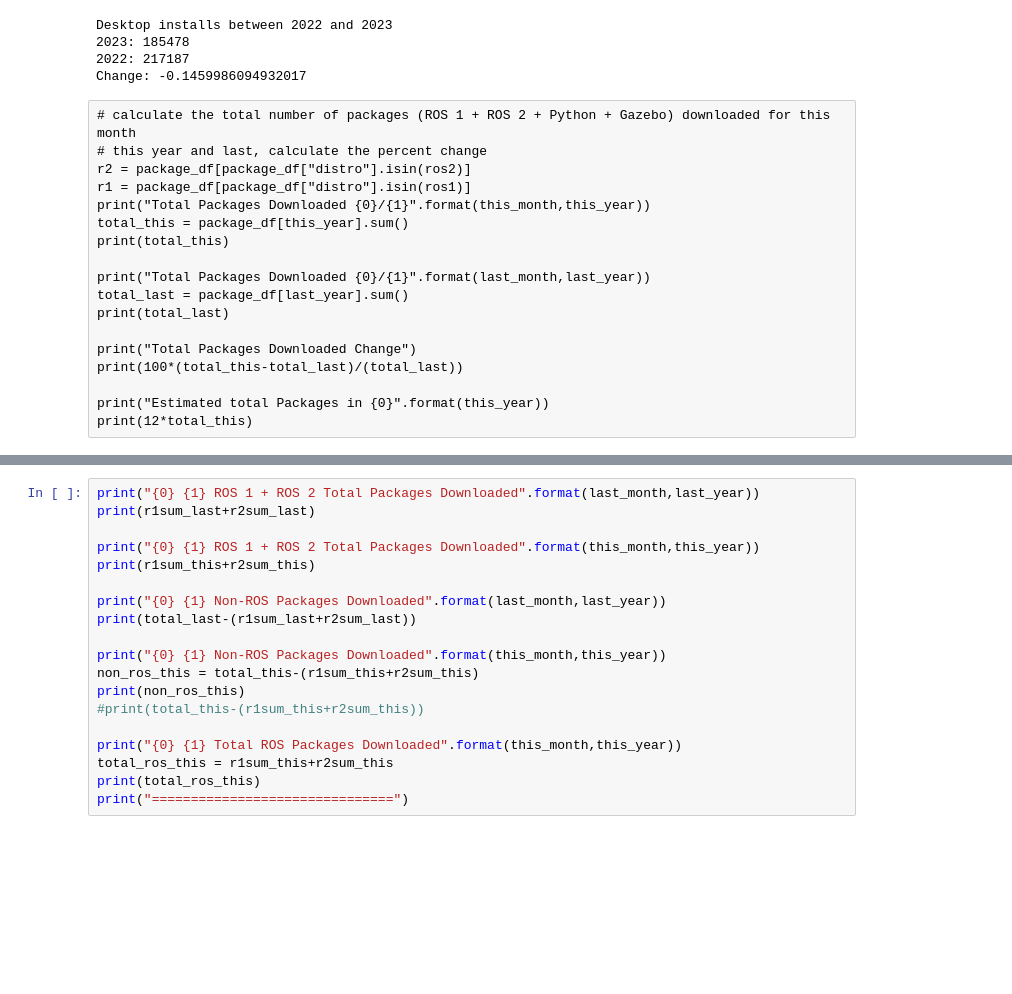
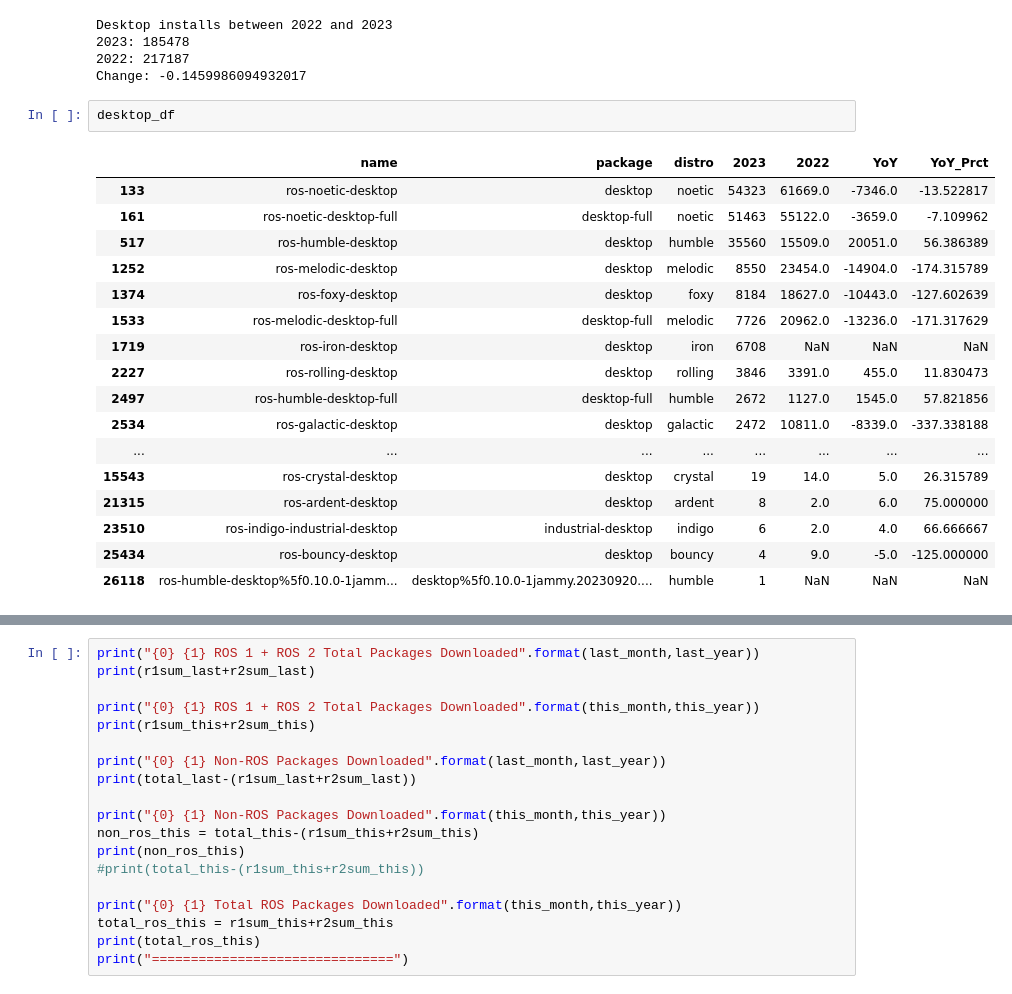
Before and after one commit to osrf/ros_metrics_analysis, a Jupyter notebook: notebooks/October2023MetricsReport.ipynb, the cells around one changed output, grey strips where cells are left out. Saved outputs shown, nothing was run; the diff lists cells and outputs as text; blank space fills up the shorter version.

```diff
--- a/notebooks/October2023MetricsReport.ipynb
+++ b/notebooks/October2023MetricsReport.ipynb
@@ -394,21 +394,23 @@ Desktop installs between 2022 and 2023
 2023: 185478
 2022: 217187
 Change: -0.1459986094932017
-# %% [raw]
-# calculate the total number of packages (ROS 1 + ROS 2 + Python + Gazebo) downloaded for this month
-# this year and last, calculate the percent change
-r2 = package_df[package_df["distro"].isin(ros2)]
-r1 = package_df[package_df["distro"].isin(ros1)]
-print("Total Packages Downloaded {0}/{1}".format(this_month,this_year))
-total_this = package_df[this_year].sum()
-print(total_this)
-
-print("Total Packages Downloaded {0}/{1}".format(last_month,last_year))
-total_last = package_df[last_year].sum()
-print(total_last)
-
-print("Total Packages Downloaded Change")
-print(100*(total_this-total_last)/(total_last))
-
-print("Estimated total Packages in {0}".format(this_year))
-print(12*total_this)
+# %%
+desktop_df
+# %% [output]
+|  | name | package | distro | 2023 | 2022 | YoY | YoY_Prct |
+| 133 | ros-noetic-desktop | desktop | noetic | 54323 | 61669.0 | -7346.0 | -13.522817 |
+| 161 | ros-noetic-desktop-full | desktop-full | noetic | 51463 | 55122.0 | -3659.0 | -7.109962 |
+| 517 | ros-humble-desktop | desktop | humble | 35560 | 15509.0 | 20051.0 | 56.386389 |
+| 1252 | ros-melodic-desktop | desktop | melodic | 8550 | 23454.0 | -14904.0 | -174.315789 |
+| 1374 | ros-foxy-desktop | desktop | foxy | 8184 | 18627.0 | -10443.0 | -127.602639 |
+| 1533 | ros-melodic-desktop-full | desktop-full | melodic | 7726 | 20962.0 | -13236.0 | -171.317629 |
+| 1719 | ros-iron-desktop | desktop | iron | 6708 | NaN | NaN | NaN |
+| 2227 | ros-rolling-desktop | desktop | rolling | 3846 | 3391.0 | 455.0 | 11.830473 |
+| 2497 | ros-humble-desktop-full | desktop-full | humble | 2672 | 1127.0 | 1545.0 | 57.821856 |
+| 2534 | ros-galactic-desktop | desktop | galactic | 2472 | 10811.0 | -8339.0 | -337.338188 |
+| ... | ... | ... | ... | ... | ... | ... | ... |
+| 15543 | ros-crystal-desktop | desktop | crystal | 19 | 14.0 | 5.0 | 26.315789 |
+| 21315 | ros-ardent-desktop | desktop | ardent | 8 | 2.0 | 6.0 | 75.000000 |
+| 23510 | ros-indigo-industrial-desktop | industrial-desktop | indigo | 6 | 2.0 | 4.0 | 66.666667 |
+| 25434 | ros-bouncy-desktop | desktop | bouncy | 4 | 9.0 | -5.0 | -125.000000 |
+| 26118 | ros-humble-desktop%5f0.10.0-1jamm... | desktop%5f0.10.0-1jammy.20230920.... | humble | 1 | NaN | NaN | NaN |
```
Also changed, not shown: parts of 8 cells of this notebook.
